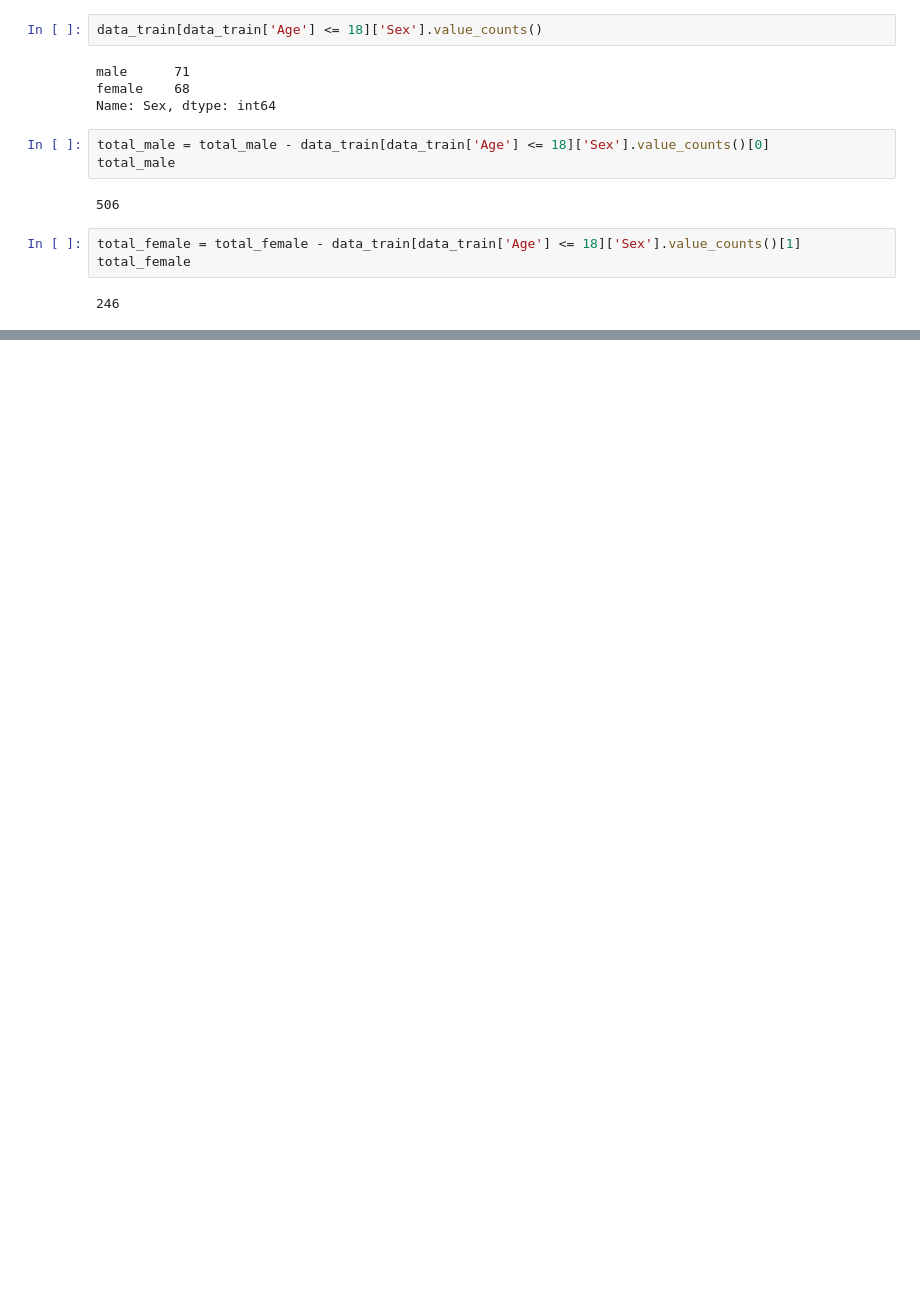
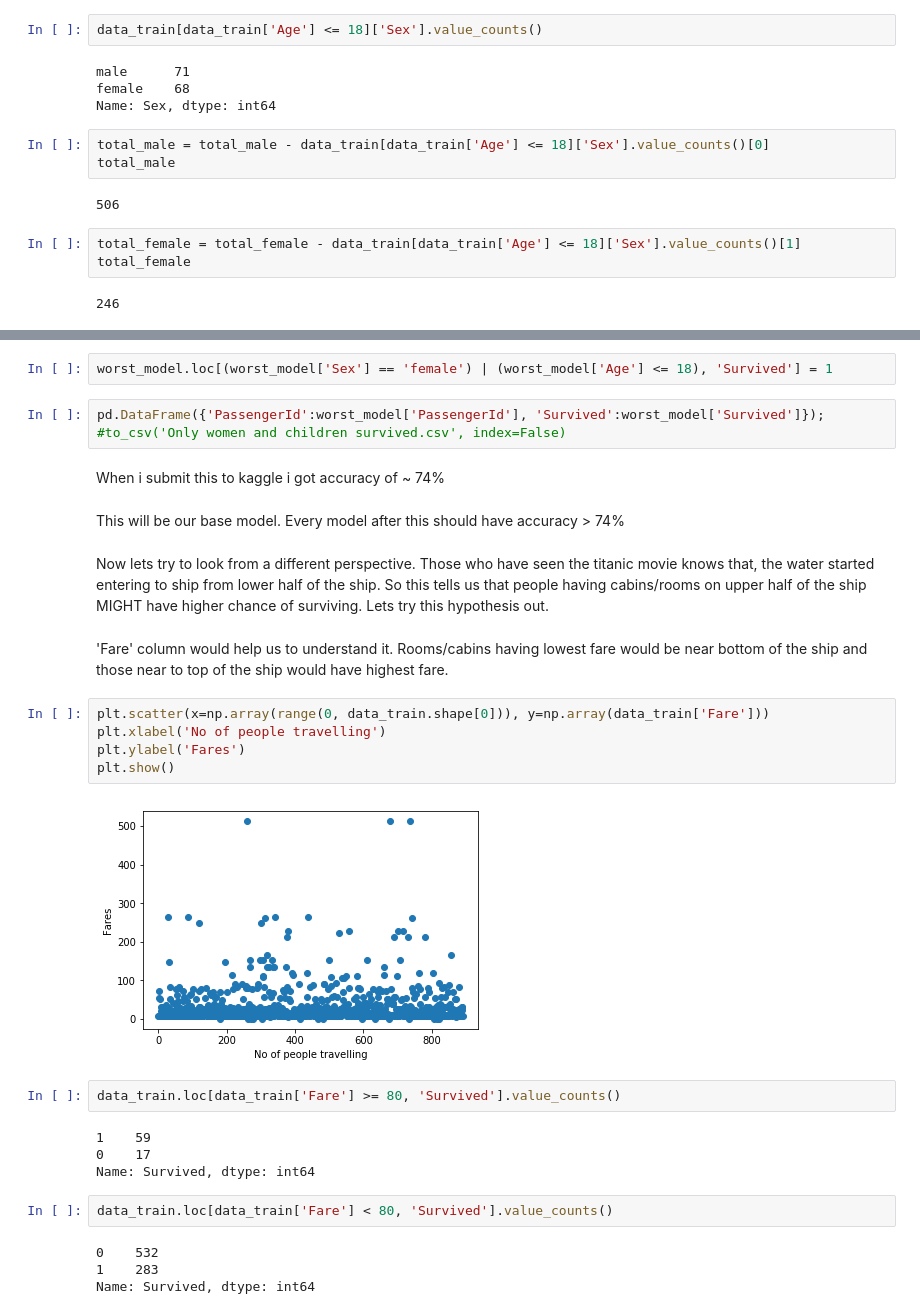
Before and after one commit to Anko1418/Kaggle_Titanic_Challenge, a Jupyter notebook: Titanic_classification.ipynb, the cells around one changed output, grey strips where cells are left out. Drawn from its saved outputs; the diff is of its cells as text; blank space fills up the shorter version.

```diff
--- a/Titanic_classification.ipynb
+++ b/Titanic_classification.ipynb
@@ -223,0 +251,31 @@ total_female
+# %%
+worst_model.loc[(worst_model['Sex'] == 'female') | (worst_model['Age'] <= 18), 'Survived'] = 1
+# %%
+pd.DataFrame({'PassengerId':worst_model['PassengerId'], 'Survived':worst_model['Survived']}); #to_csv('Only women and children survived.csv', index=False)
+# %% [markdown]
+When i submit this to kaggle i got accuracy of ~ 74%
+# %% [markdown]
+This will be our base model. Every model after this should have accuracy > 74%
+# %% [markdown]
+Now lets try to look from a different perspective. Those who have seen the titanic movie knows that, the water started entering to ship from lower half of the ship. So this tells us that people having cabins/rooms on upper half of the ship MIGHT have higher chance of surviving. Lets try this hypothesis out.
+# %% [markdown]
+'Fare' column would help us to understand it. Rooms/cabins having lowest fare would be near bottom of the ship and those near to top of the ship would have highest fare.
+# %%
+plt.scatter(x=np.array(range(0, data_train.shape[0])), y=np.array(data_train['Fare']))
+plt.xlabel('No of people travelling')
+plt.ylabel('Fares')
+plt.show()
+# %% [output]
+[figure, added]
+# %%
+data_train.loc[data_train['Fare'] >= 80, 'Survived'].value_counts()
+# %% [output]
+1    59
+0    17
+Name: Survived, dtype: int64
+# %%
+data_train.loc[data_train['Fare'] < 80, 'Survived'].value_counts()
+# %% [output]
+0    532
+1    283
+Name: Survived, dtype: int64
```
Also changed, not shown: parts of 32 cells of this notebook.
